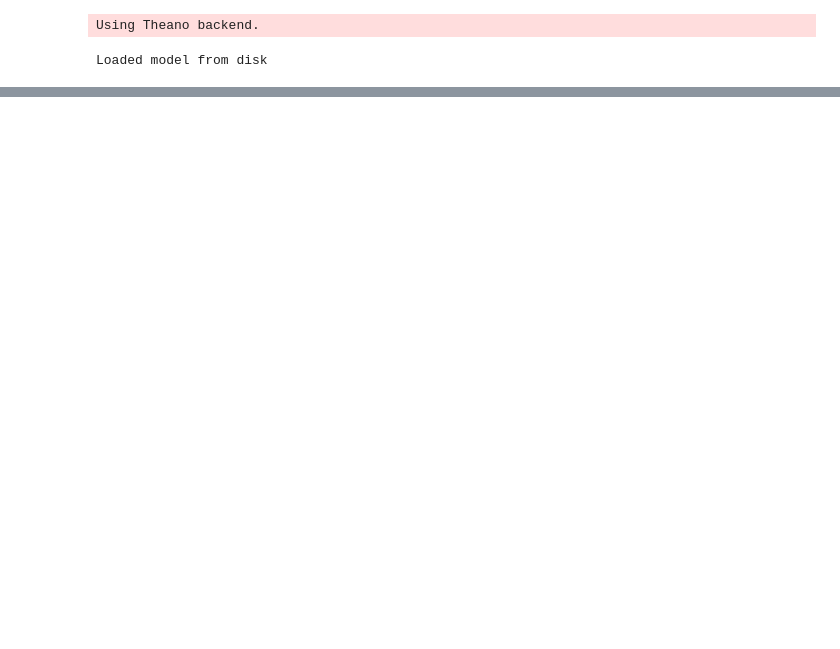
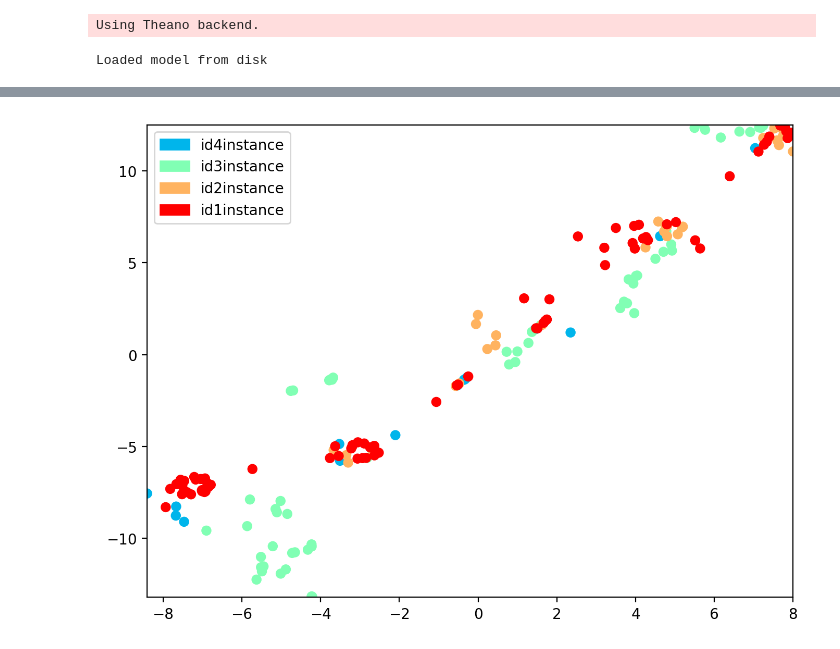
Before and after one commit to bhaney/embeddings, a Jupyter notebook: plot_graph_embeddings.ipynb, the cells around one changed output, grey strips where cells are left out. Saved outputs shown, nothing was run; the diff lists cells and outputs as text; code cells hidden in the pictures; blank space fills up the shorter version.

```diff
--- a/plot_graph_embeddings.ipynb
+++ b/plot_graph_embeddings.ipynb
@@ -109,0 +156,17 @@ tsnescatterplot(person_embeddings, labels)
+# %%
+import unicodecsv as csv
+# The AIFB dataset has 176 people and they are associated with one of four affiliations in the organization.
+# The completeSet.tsv file gives the URIs of the people and their affiliation
+# (number, person, affiliation)
+person_dict = defaultdict(list)
+with open('aifb_csv/completeDataset.tsv', 'r') as csvfile:
+    graphreader = csv.reader(csvfile, delimiter="\t")
+    i = 0
+    for row in graphreader:
+        if i == 0:
+            i += 1
+            continue
+        person_dict[row[2].rsplit('/',2)[-1]].append(row[1])
+
+for k,v in person_dict.iteritems():
+    print(k,len(v))
@@ -109,0 +178,13 @@ tsnescatterplot(person_embeddings, labels)
+# %%
+#get the embeddings for each of the people
+subset_embeddings = []
+subset_labels = []
+label_enum = list(enumerate(person_dict.keys(),1))
+label_dict = {j: i for i,j in label_enum}
+
+for k,v in person_dict.iteritems():
+    for s in v:
+        #print(s,embedding[op_graph.nodes[s]])
+        subset_embeddings.append(embedding[op_graph.nodes[s]])
+        subset_labels.append(label_dict[k])
+print(label_enum)
@@ -109,0 +201,4 @@ tsnescatterplot(person_embeddings, labels)
+# %%
+tsnescatterplot(subset_embeddings, subset_labels, label_enum)
+# %% [output]
+[figure, added]
```
Also changed, not shown: parts of 16 cells of this notebook, 1 other file.
